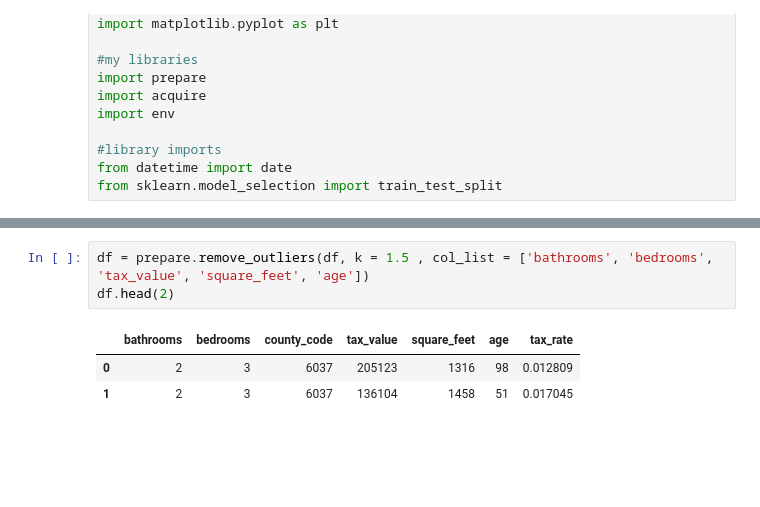
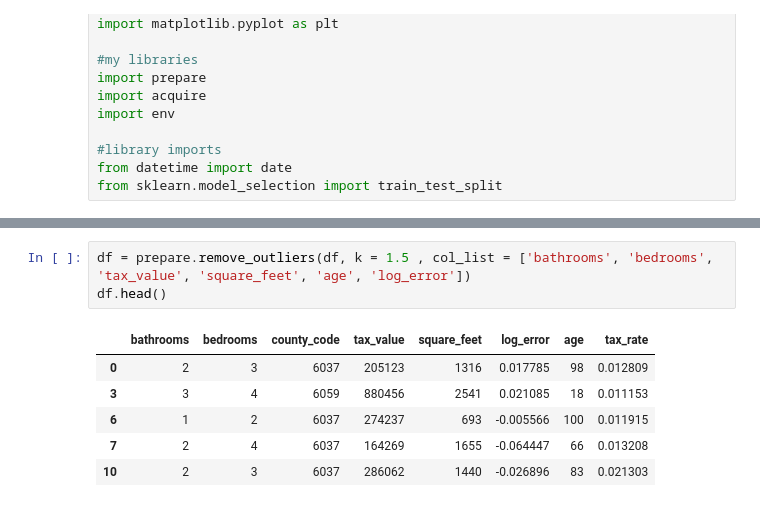
Before and after one commit to hrodjr/zestimate_error_drivers_project, a Jupyter notebook: scratch_notebook.ipynb, the cells around one changed output, grey strips where cells are left out. Saved outputs shown, nothing was run; the diff lists cells and outputs as text; blank space fills up the shorter version.

```diff
--- a/scratch_notebook.ipynb
+++ b/scratch_notebook.ipynb
@@ -38,7 +74,10 @@ prepare.get_box(df)
 # %%
-df = prepare.remove_outliers(df, k = 1.5 , col_list = ['bathrooms', 'bedrooms', 'tax_value', 'square_feet', 'age'])
-df.head(2)
+df = prepare.remove_outliers(df, k = 1.5 , col_list = ['bathrooms', 'bedrooms', 'tax_value', 'square_feet', 'age', 'log_error'])
+df.head()
 # %% [output]
-|  | bathrooms | bedrooms | county_code | tax_value | square_feet | age | tax_rate |
-| 0 | 2 | 3 | 6037 | 205123 | 1316 | 98 | 0.012809 |
-| 1 | 2 | 3 | 6037 | 136104 | 1458 | 51 | 0.017045 |
+|  | bathrooms | bedrooms | county_code | tax_value | square_feet | log_error | age | tax_rate |
+| 0 | 2 | 3 | 6037 | 205123 | 1316 | 0.017785 | 98 | 0.012809 |
+| 3 | 3 | 4 | 6059 | 880456 | 2541 | 0.021085 | 18 | 0.011153 |
+| 6 | 1 | 2 | 6037 | 274237 | 693 | -0.005566 | 100 | 0.011915 |
+| 7 | 2 | 4 | 6037 | 164269 | 1655 | -0.064447 | 66 | 0.013208 |
+| 10 | 2 | 3 | 6037 | 286062 | 1440 | -0.026896 | 83 | 0.021303 |
```
Also changed, not shown: parts of 9 cells of this notebook, 2 other files.
